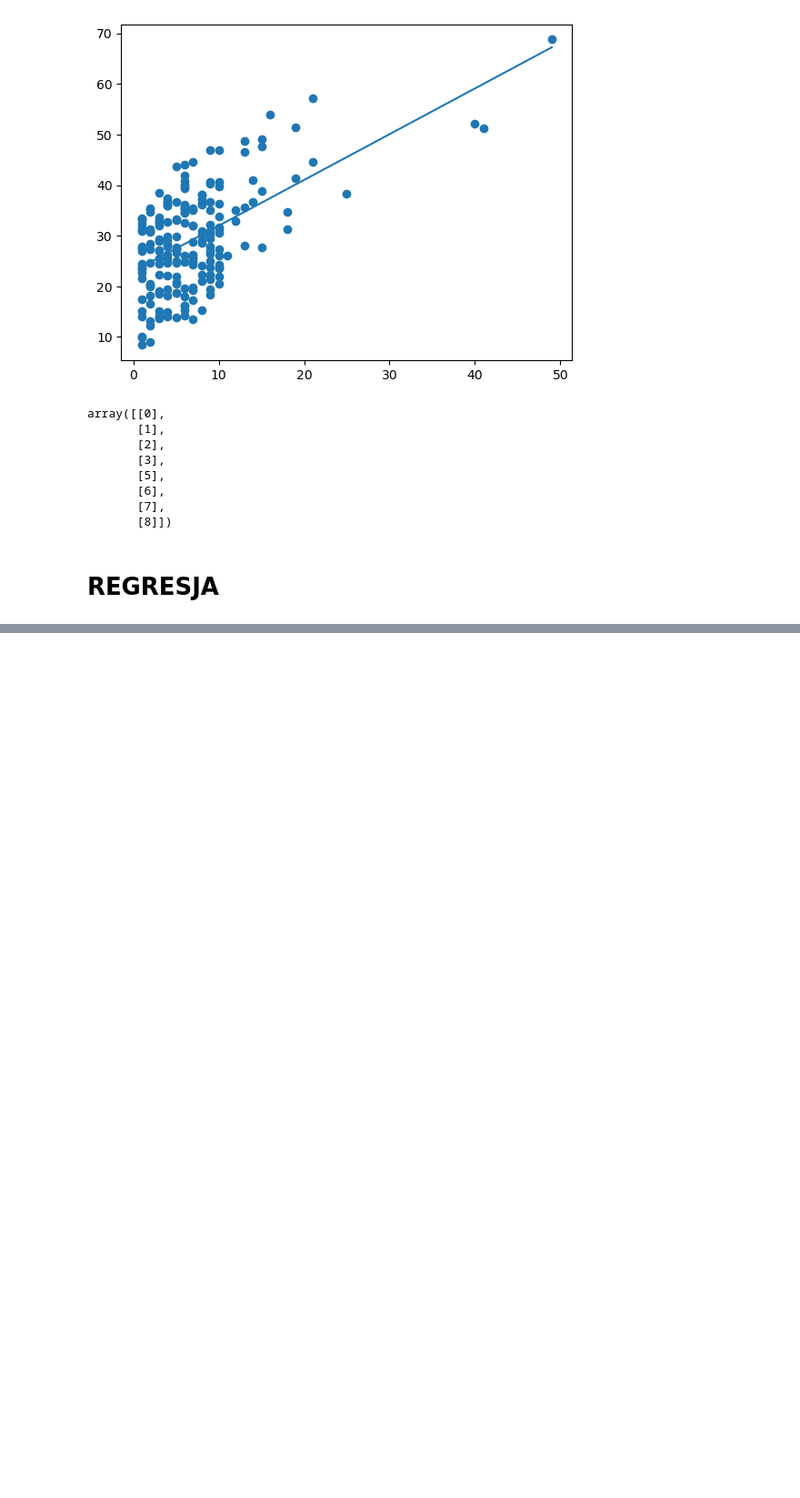
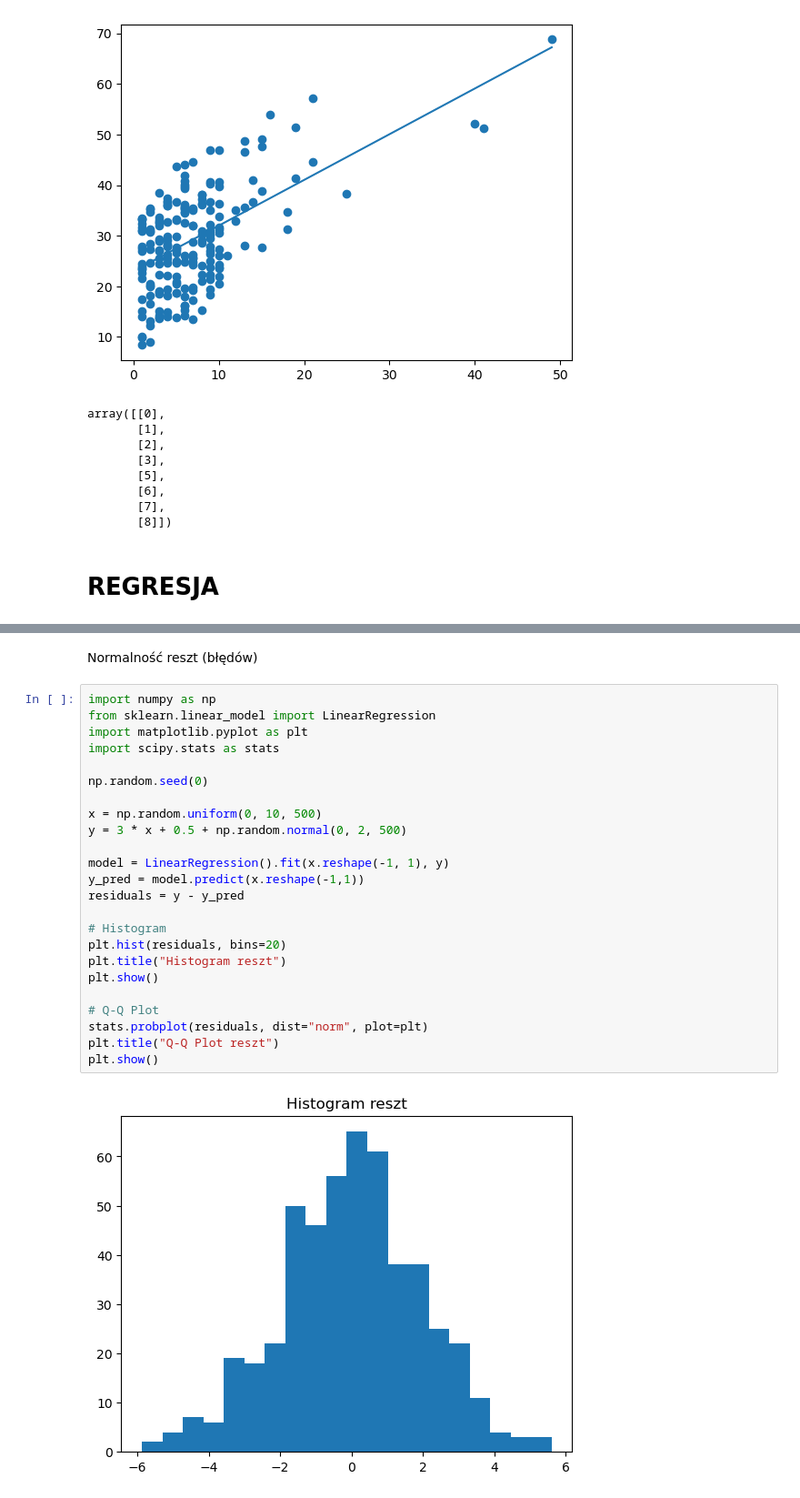
Before and after one commit to daniel22b/Data_science, a Jupyter notebook: plik.ipynb, the cells around one changed output, grey strips where cells are left out. Shown: that part at 91% size. Cells and saved outputs as stored; diff of their text form; blank space fills up the shorter version.

```diff
--- a/plik.ipynb
+++ b/plik.ipynb
@@ -311,0 +361,30 @@ array([[0],
+# %% [markdown]
+<div class="alert alert-secondary" role="alert">
+    Normalność reszt (błędów)
+</div>
+# %%
+import numpy as np
+from sklearn.linear_model import LinearRegression
+import matplotlib.pyplot as plt
+import scipy.stats as stats
+
+np.random.seed(0)
+
+x = np.random.uniform(0, 10, 500)
+y = 3 * x + 0.5 + np.random.normal(0, 2, 500)
+
+model = LinearRegression().fit(x.reshape(-1, 1), y)
+y_pred = model.predict(x.reshape(-1,1))
+residuals = y - y_pred
+
+# Histogram
+plt.hist(residuals, bins=20)
+plt.title("Histogram reszt")
+plt.show()
+
+# Q-Q Plot
+stats.probplot(residuals, dist="norm", plot=plt)
+plt.title("Q-Q Plot reszt")
+plt.show()
+# %% [output]
+[figure, added]
```
Also changed, not shown: parts of 39 cells of this notebook, 1 other file.
